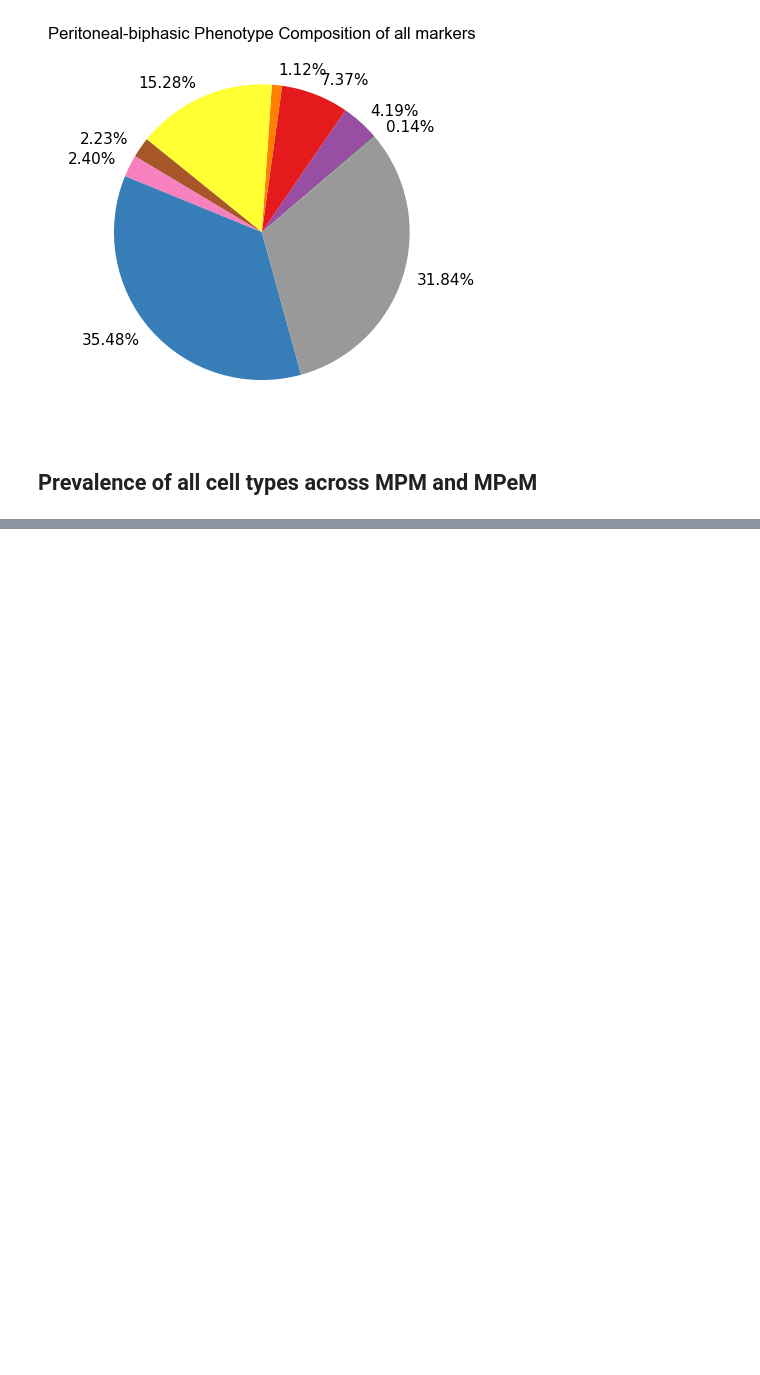
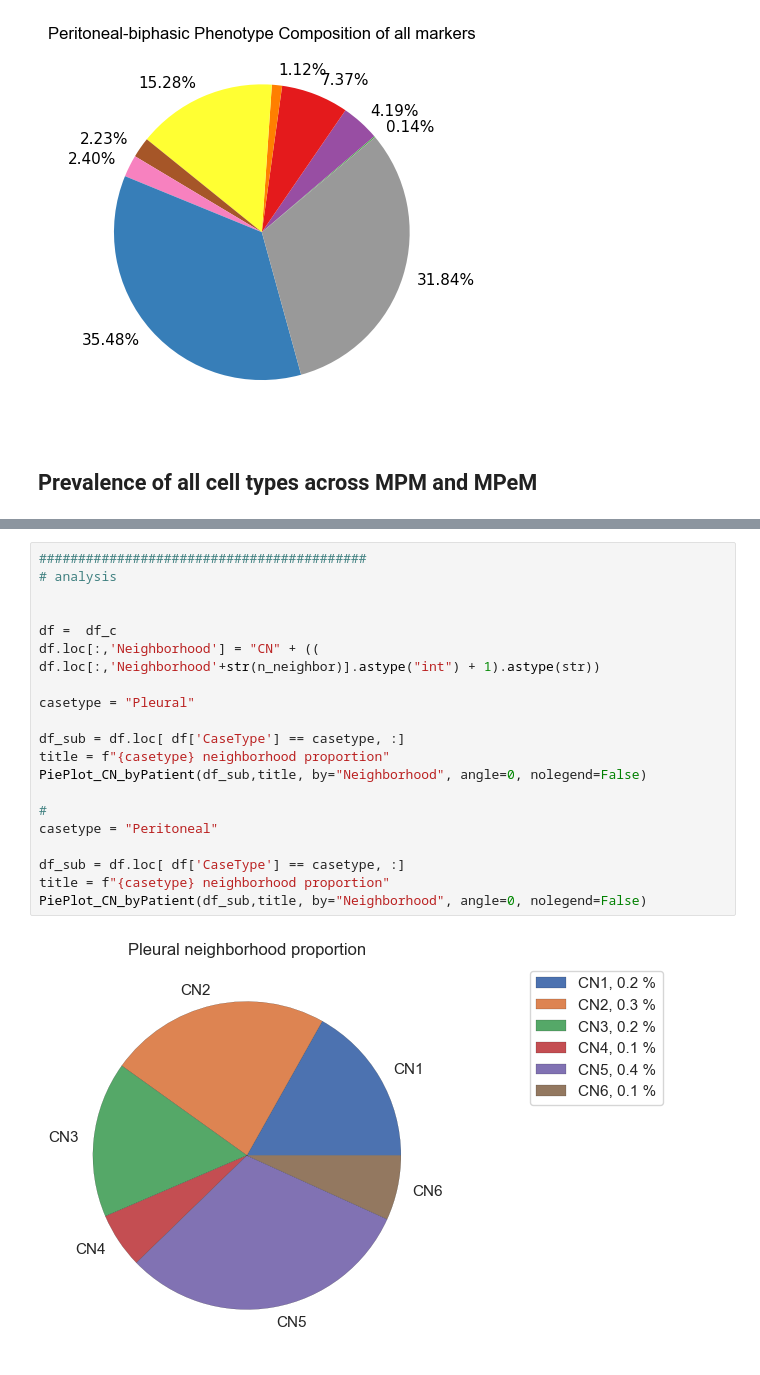
Before and after one commit to osmanbeyoglulab/MesotheliomaSpatialAtlas_analysis, a Jupyter notebook: notebook/Figures_with_Python.ipynb, the cells around one changed output, grey strips where cells are left out. Drawn from its saved outputs; the diff is of its cells as text; blank space fills up the shorter version.

```diff
--- a/notebook/Figures_with_Python.ipynb
+++ b/notebook/Figures_with_Python.ipynb
@@ -326,0 +775,22 @@ box_plot_plus_horizontal(outpath, title+"_sw",df_plot, grouptype, 'phenotype', '
+# %%
+##########################################
+# analysis
+
+
+df =  df_c
+df.loc[:,'Neighborhood'] = "CN" + (( df.loc[:,'Neighborhood'+str(n_neighbor)].astype("int") + 1).astype(str))
+
+casetype = "Pleural"
+
+df_sub = df.loc[ df['CaseType'] == casetype, :]
+title = f"{casetype} neighborhood proportion"
+PiePlot_CN_byPatient(df_sub,title, by="Neighborhood", angle=0, nolegend=False)
+
+#
+casetype = "Peritoneal"
+
+df_sub = df.loc[ df['CaseType'] == casetype, :]
+title = f"{casetype} neighborhood proportion"
+PiePlot_CN_byPatient(df_sub,title, by="Neighborhood", angle=0, nolegend=False)
+# %% [output]
+[figure, added]
```
Also changed, not shown: parts of 21 cells of this notebook, 2 other files.
